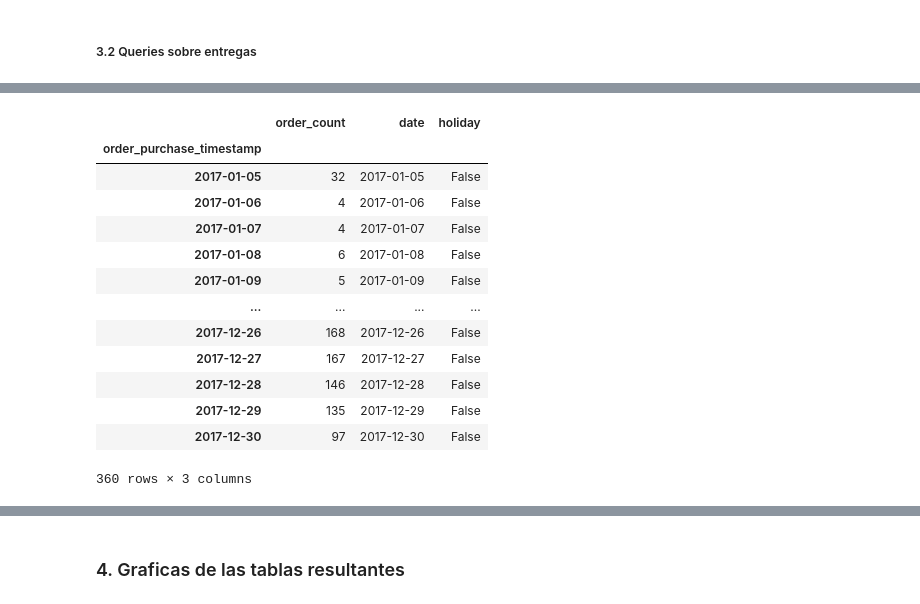
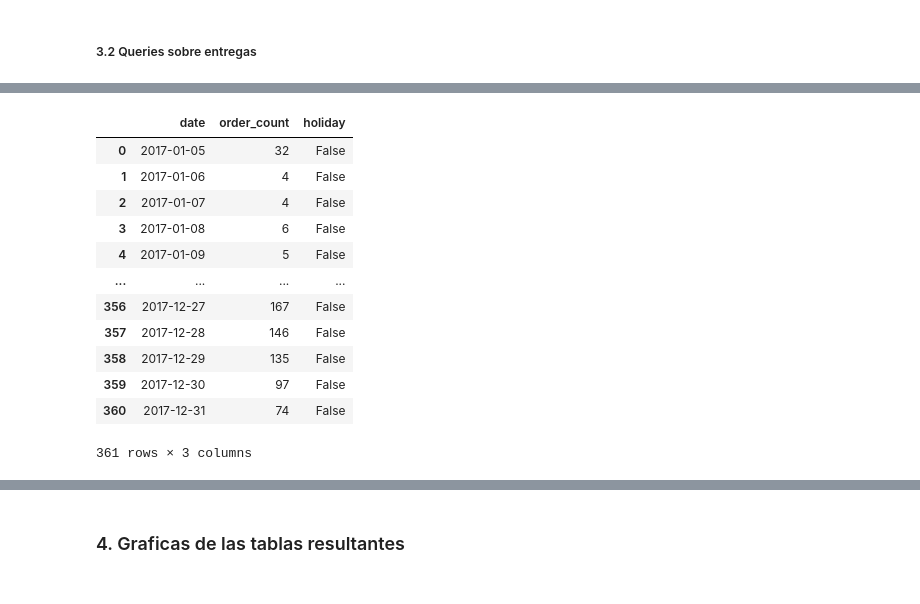
Before and after one commit to juanmaya19/proyecto_integrador_lV, a Jupyter notebook: Project.ipynb, the cells around one changed output, grey strips where cells are left out. Drawn from its saved outputs; the diff is of its cells as text; code cells hidden in the pictures.

```diff
--- a/Project.ipynb
+++ b/Project.ipynb
@@ -202,23 +203,21 @@ global_ammount_order_status
 # %%
-orders_per_day_and_holidays = query_results[
-    QueryEnum.ORDERS_PER_DAY_AND_HOLIDAYS_2017.value
-]
-orders_per_day_and_holidays
+orders_per_day_and_holidays_2017 = query_results[
+    QueryEnum.ORDERS_PER_DAY_AND_HOLIDAYS_2017.value]
+orders_per_day_and_holidays_2017
 # %% [output]
-|  | order_count | date | holiday |
-| order_purchase_timestamp |  |  |  |
-| 2017-01-05 | 32 | 2017-01-05 | False |
-| 2017-01-06 | 4 | 2017-01-06 | False |
-| 2017-01-07 | 4 | 2017-01-07 | False |
-| 2017-01-08 | 6 | 2017-01-08 | False |
-| 2017-01-09 | 5 | 2017-01-09 | False |
+|  | date | order_count | holiday |
+| 0 | 2017-01-05 | 32 | False |
+| 1 | 2017-01-06 | 4 | False |
+| 2 | 2017-01-07 | 4 | False |
+| 3 | 2017-01-08 | 6 | False |
+| 4 | 2017-01-09 | 5 | False |
 | ... | ... | ... | ... |
-| 2017-12-26 | 168 | 2017-12-26 | False |
-| 2017-12-27 | 167 | 2017-12-27 | False |
-| 2017-12-28 | 146 | 2017-12-28 | False |
-| 2017-12-29 | 135 | 2017-12-29 | False |
-| 2017-12-30 | 97 | 2017-12-30 | False |
+| 356 | 2017-12-27 | 167 | False |
+| 357 | 2017-12-28 | 146 | False |
+| 358 | 2017-12-29 | 135 | False |
+| 359 | 2017-12-30 | 97 | False |
+| 360 | 2017-12-31 | 74 | False |
-360 rows × 3 columns
+361 rows × 3 columns
 # %%
 freight_value_weight_relationship = query_results[
     QueryEnum.GET_FREIGHT_VALUE_WEIGHT_RELATIONSHIP.value
```
Also changed, not shown: parts of 16 cells of this notebook, 12 other files.
